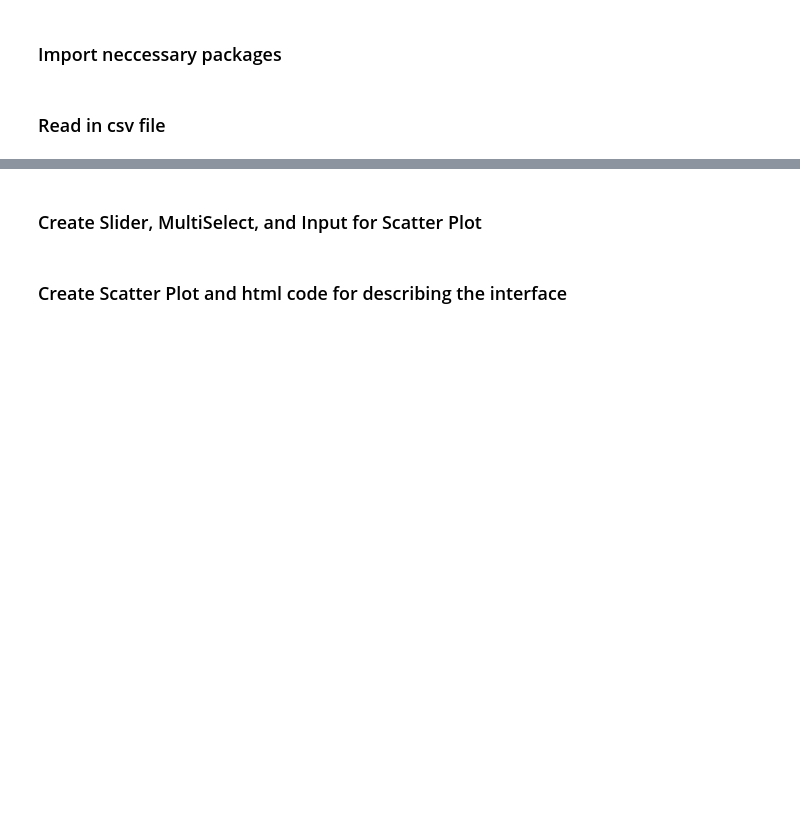
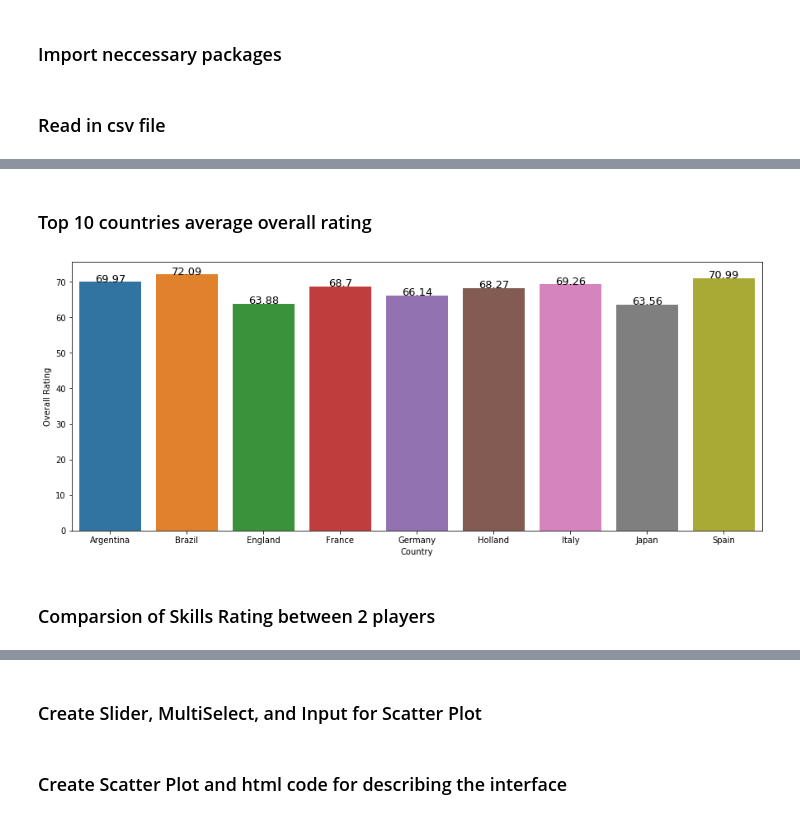
Before and after one commit to yte9pc/FIFA-20-Interactive-App, a Jupyter notebook: FIFAApp.ipynb, the cells around one changed output, grey strips where cells are left out. Saved outputs shown, nothing was run; the diff lists cells and outputs as text; code cells hidden in the pictures; blank space fills up the shorter version.

```diff
--- a/FIFAApp.ipynb
+++ b/FIFAApp.ipynb
@@ -19,0 +47,20 @@ fifa = fifa.drop(columns='Unnamed: 0')
+# %% [markdown]
+### Top 10 countries average overall rating
+# %%
+by_country = fifa[fifa.Country.isin(some_countries)==True]
+by_country = by_country.groupby('Country')['Overall Rating'].mean()
+by_country.sort_values(ascending = True).head(10)
+plt.figure(figsize=(15,6))
+
+x1 = by_country.index
+y1 = by_country.values
+g = sns.barplot(x1, y1)
+plt.ylabel("Overall Rating")
+i = 0
+for index, row in by_country.items():
+    g.text(i, row, round(row, 2), color='black', ha="center", fontsize = 13)
+    i = i + 1
+# %% [output]
+[figure, added]
+# %% [markdown]
+### Comparsion of Skills Rating between 2 players
```
Also changed, not shown: parts of 12 cells of this notebook.
